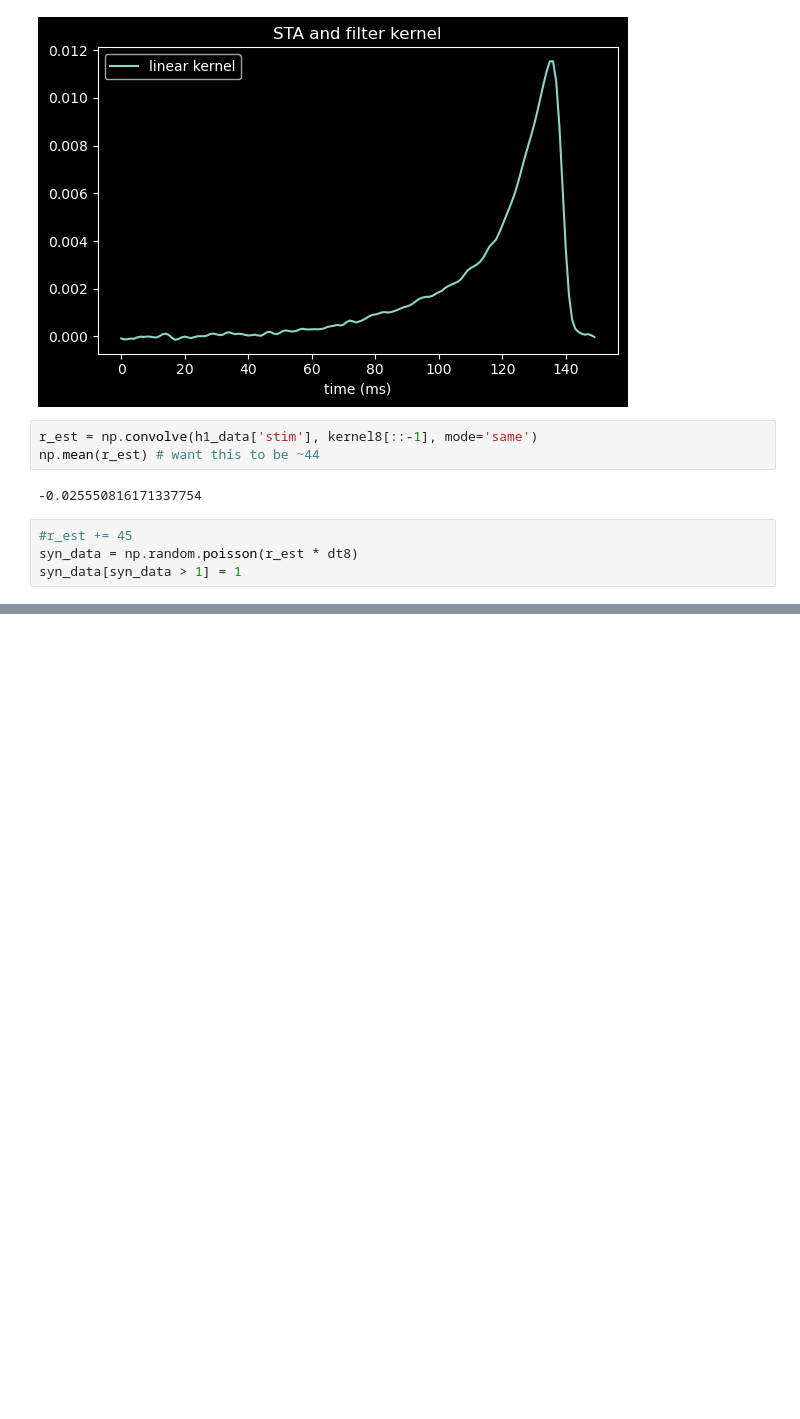
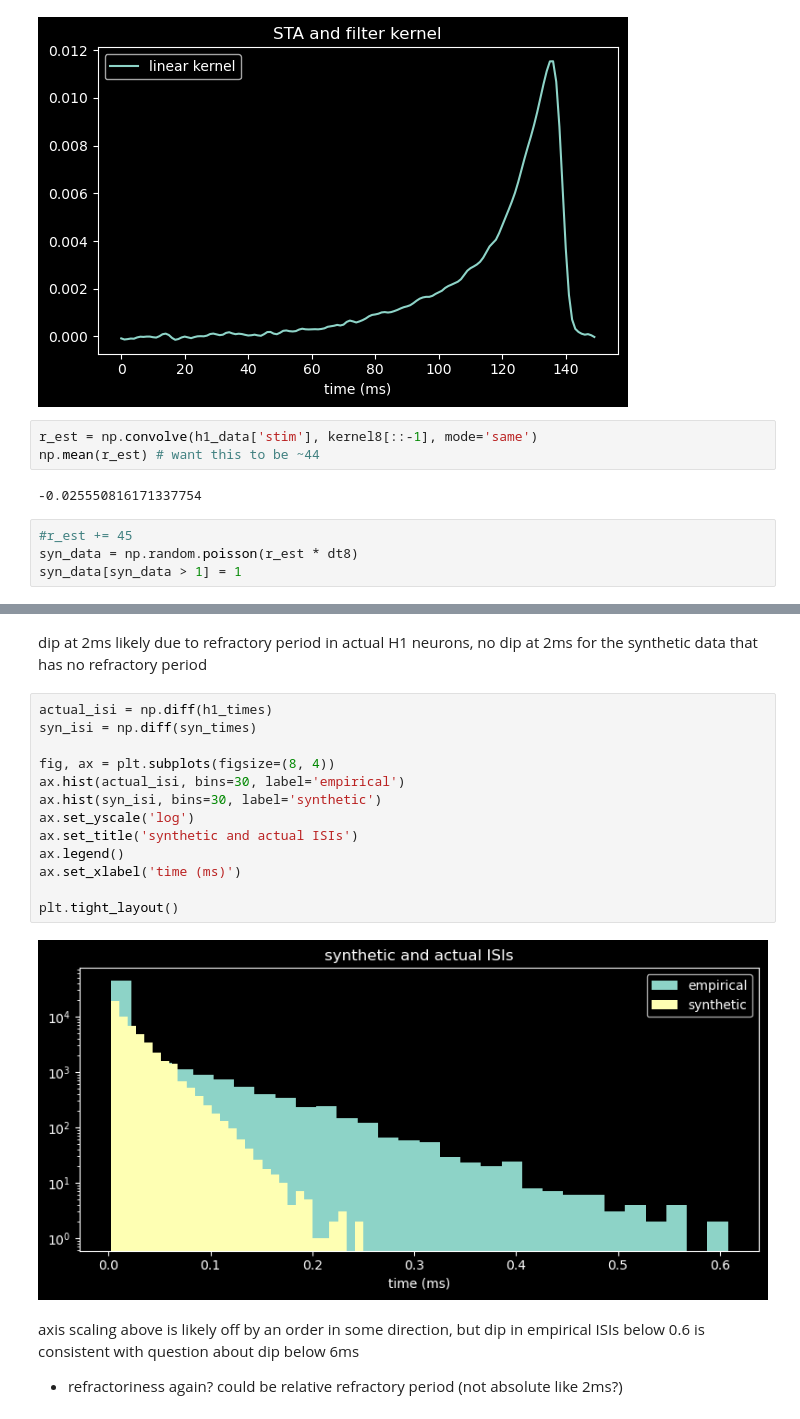
Before and after one commit to polsen99/theoretical_neuroscience, a Jupyter notebook: ch2.ipynb, the cells around one changed output, grey strips where cells are left out. Saved outputs shown, nothing was run; the diff lists cells and outputs as text; blank space fills up the shorter version.

```diff
--- a/ch2.ipynb
+++ b/ch2.ipynb
@@ -153,0 +186,20 @@ plt.tight_layout()
+# %% [markdown]
+dip at 2ms likely due to refractory period in actual H1 neurons, no dip at 2ms for the synthetic data that has no refractory period
+# %%
+actual_isi = np.diff(h1_times)
+syn_isi = np.diff(syn_times)
+
+fig, ax = plt.subplots(figsize=(8, 4))
+ax.hist(actual_isi, bins=30, label='empirical')
+ax.hist(syn_isi, bins=30, label='synthetic')
+ax.set_yscale('log')
+ax.set_title('synthetic and actual ISIs')
+ax.legend()
+ax.set_xlabel('time (ms)')
+
+plt.tight_layout()
+# %% [output]
+[figure, added]
+# %% [markdown]
+axis scaling above is likely off by an order in some direction, but dip in empirical ISIs below 0.6 is consistent with question about dip below 6ms
+- refractoriness again? could be relative refractory period (not absolute like 2ms?)
```
Also changed, not shown: parts of 14 cells of this notebook, 3 other files.
